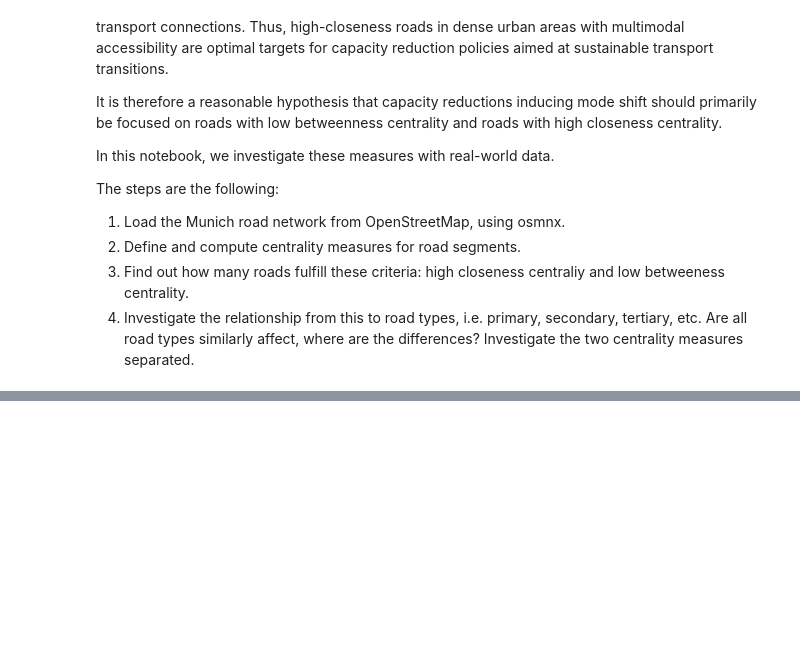
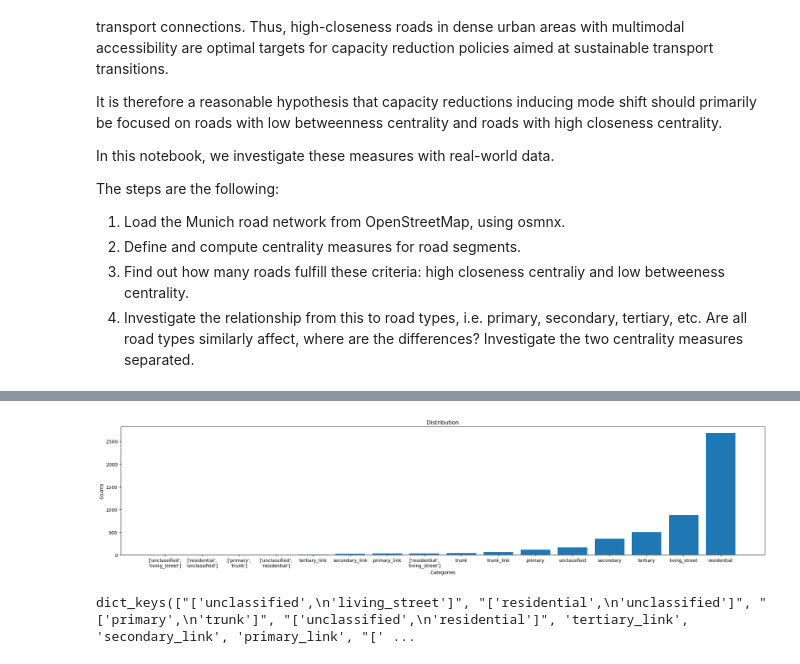
Before and after one commit to nkt1313/bavaria_simulations, a Jupyter notebook: src/data_preprocessing/investigate_closeness_criteria.ipynb, the cells around one changed output, grey strips where cells are left out. Cells and saved outputs as stored; diff of their text form; code cells hidden in the pictures; blank space fills up the shorter version.

```diff
--- a/src/data_preprocessing/investigate_closeness_criteria.ipynb
+++ b/src/data_preprocessing/investigate_closeness_criteria.ipynb
@@ -17,0 +174,23 @@ The steps are the following:
+# %%
+# all type of highway
+highway_type = dict()
+for _, _, data in G.edges(data=True):
+    highway = str(data.get("highway")).replace(" ", "\n")
+    if highway not in highway_type:
+        highway_type[highway] = 1
+    else:
+        highway_type[highway] = highway_type[highway] + 1
+
+highway_type = dict(sorted(highway_type.items(), key=lambda item: int(item[1])))
+
+plt.figure(figsize=(25, 5))
+plt.bar(highway_type.keys(), highway_type.values())
+plt.xlabel("Categories")
+plt.ylabel("Counts")
+plt.title("Distribution")
+plt.show()
+
+print(highway_type.keys())
+# %% [output]
+[figure, added]
+dict_keys(["['unclassified',\n'living_street']", "['residential',\n'unclassified']", "['primary',\n'trunk']", "['unclassified',\n'residential']", 'tertiary_link', 'secondary_link', 'primary_link', "[' ...
```
Also changed, not shown: parts of 10 cells of this notebook, 2 other files.
